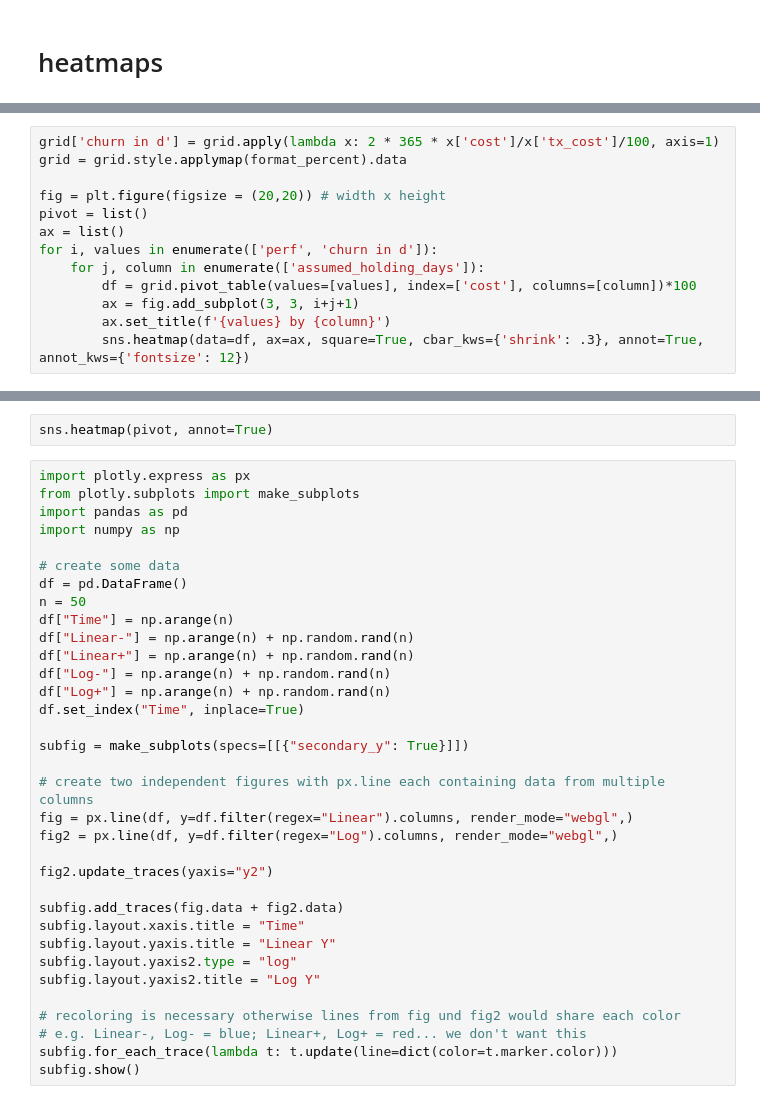
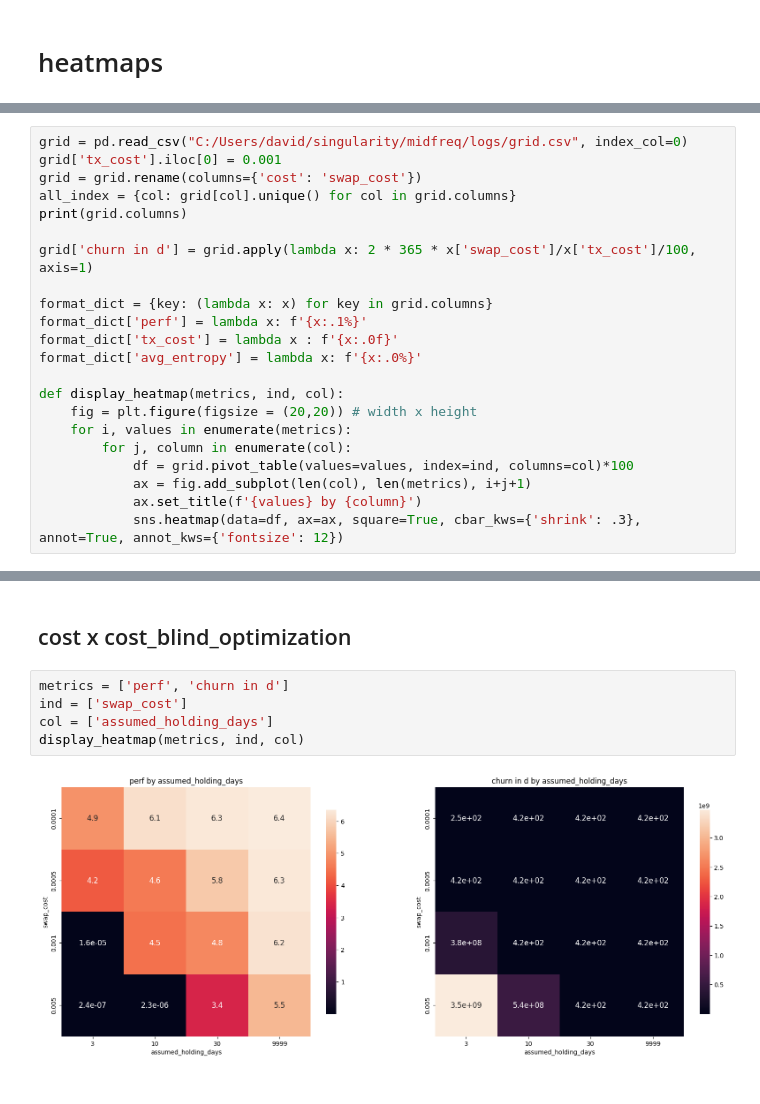
Before and after one commit to Sety-project/YieldOptimizer, a Jupyter notebook: read grid.ipynb, the cells around one changed output, grey strips where cells are left out. Saved outputs shown, nothing was run; the diff lists cells and outputs as text.

```diff
--- a/read grid.ipynb
+++ b/read grid.ipynb
@@ -103,14 +86,23 @@ def format_percent(val):
 # %%
-grid['churn in d'] = grid.apply(lambda x: 2 * 365 * x['cost']/x['tx_cost']/100, axis=1)
-grid = grid.style.applymap(format_percent).data
+grid = pd.read_csv("C:/Users/david/singularity/midfreq/logs/grid.csv", index_col=0)
+grid['tx_cost'].iloc[0] = 0.001
+grid = grid.rename(columns={'cost': 'swap_cost'})
+all_index = {col: grid[col].unique() for col in grid.columns}
+print(grid.columns)
 
-fig = plt.figure(figsize = (20,20)) # width x height
-pivot = list()
-ax = list()
-for i, values in enumerate(['perf', 'churn in d']):
-    for j, column in enumerate(['assumed_holding_days']):
-        df = grid.pivot_table(values=[values], index=['cost'], columns=[column])*100
-        ax = fig.add_subplot(3, 3, i+j+1)
-        ax.set_title(f'{values} by {column}')
-        sns.heatmap(data=df, ax=ax, square=True, cbar_kws={'shrink': .3}, annot=True, annot_kws={'fontsize': 12})
+grid['churn in d'] = grid.apply(lambda x: 2 * 365 * x['swap_cost']/x['tx_cost']/100, axis=1)
+
+format_dict = {key: (lambda x: x) for key in grid.columns}
+format_dict['perf'] = lambda x: f'{x:.1%}'
+format_dict['tx_cost'] = lambda x : f'{x:.0f}'
+format_dict['avg_entropy'] = lambda x: f'{x:.0%}'
+
+def display_heatmap(metrics, ind, col):
+    fig = plt.figure(figsize = (20,20)) # width x height
+    for i, values in enumerate(metrics):
+        for j, column in enumerate(col):
+            df = grid.pivot_table(values=values, index=ind, columns=col)*100
+            ax = fig.add_subplot(len(col), len(metrics), i+j+1)
+            ax.set_title(f'{values} by {column}')
+            sns.heatmap(data=df, ax=ax, square=True, cbar_kws={'shrink': .3}, annot=True, annot_kws={'fontsize': 12})
 # %% [output]
@@ -118,36 +112,9 @@ for i, values in enumerate(['perf', 'churn in d']):
-# %%
-sns.heatmap(pivot, annot=True)
-# %%
-import plotly.express as px
-from plotly.subplots import make_subplots
-import pandas as pd
-import numpy as np
-
-# create some data
-df = pd.DataFrame()
-n = 50
-df["Time"] = np.arange(n)
-df["Linear-"] = np.arange(n) + np.random.rand(n)
-df["Linear+"] = np.arange(n) + np.random.rand(n)
-df["Log-"] = np.arange(n) + np.random.rand(n)
-df["Log+"] = np.arange(n) + np.random.rand(n)
-df.set_index("Time", inplace=True)
-
-subfig = make_subplots(specs=[[{"secondary_y": True}]])
-
-# create two independent figures with px.line each containing data from multiple columns
-fig = px.line(df, y=df.filter(regex="Linear").columns, render_mode="webgl",)
-fig2 = px.line(df, y=df.filter(regex="Log").columns, render_mode="webgl",)
-
-fig2.update_traces(yaxis="y2")
-
-subfig.add_traces(fig.data + fig2.data)
-subfig.layout.xaxis.title = "Time"
-subfig.layout.yaxis.title = "Linear Y"
-subfig.layout.yaxis2.type = "log"
-subfig.layout.yaxis2.title = "Log Y"
-
-# recoloring is necessary otherwise lines from fig und fig2 would share each color
-# e.g. Linear-, Log- = blue; Linear+, Log+ = red... we don't want this
-subfig.for_each_trace(lambda t: t.update(line=dict(color=t.marker.color)))
-subfig.show()
+# %% [markdown]
+## cost x cost_blind_optimization
+# %%
+metrics = ['perf', 'churn in d']
+ind = ['swap_cost']
+col = ['assumed_holding_days']
+display_heatmap(metrics, ind, col)
+# %% [output]
+[figure, added]
```
Also changed, not shown: parts of 7 cells of this notebook, 3 other files.
